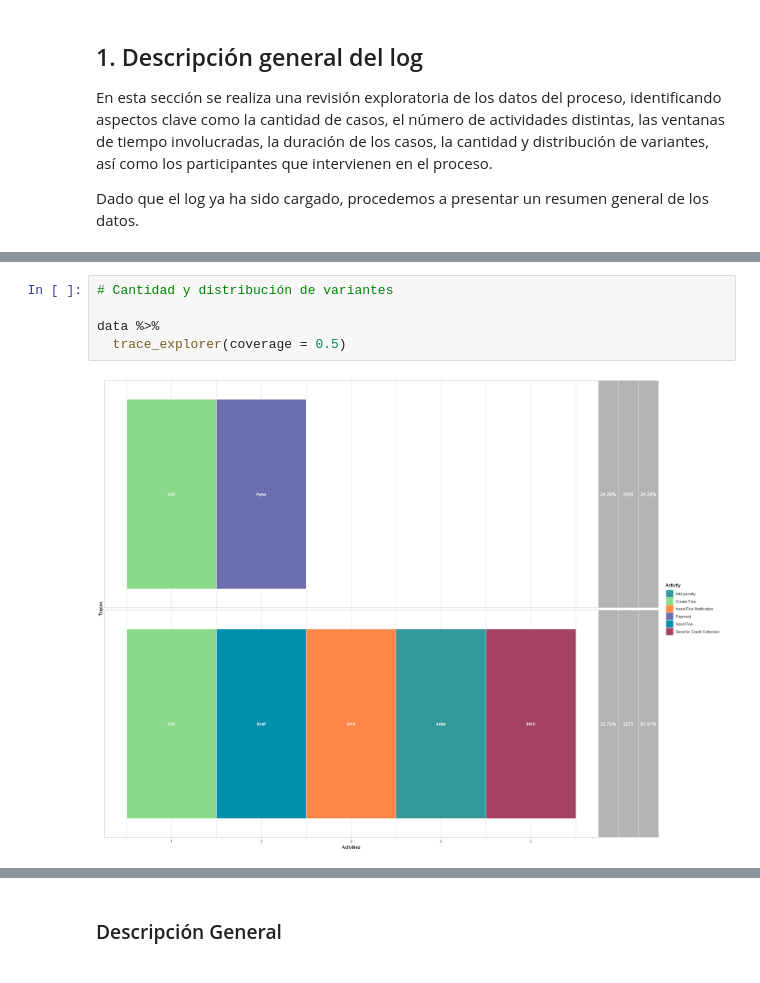
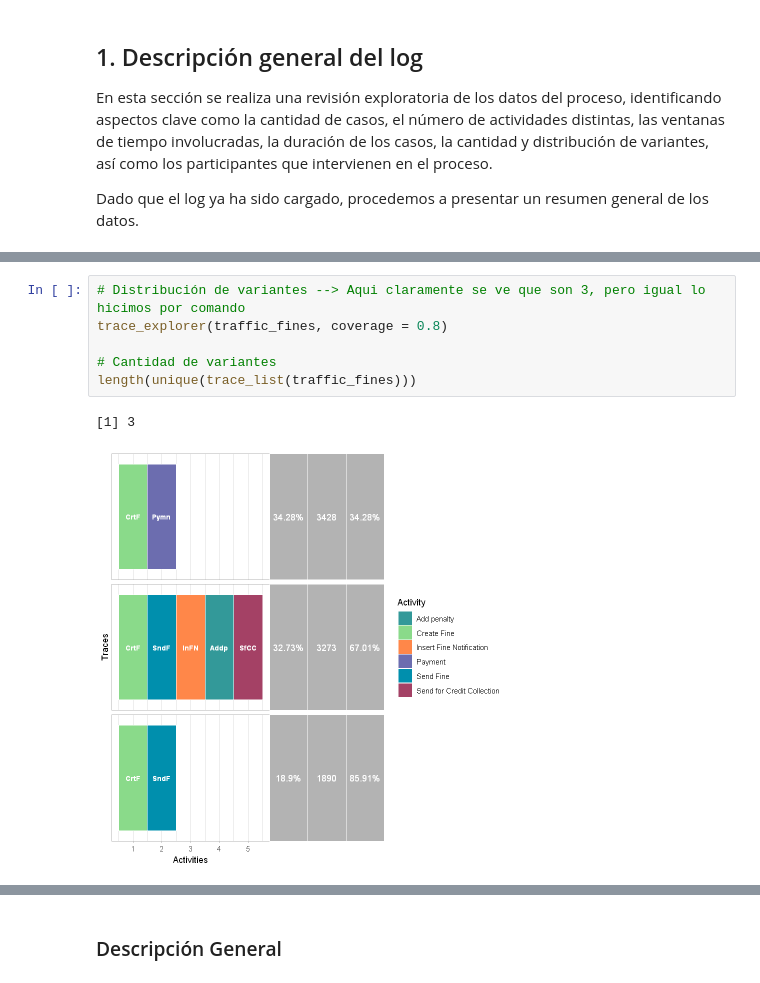
Before and after one commit to fcordovav/Tarea_INFO286_2025_I, a Jupyter notebook: main.ipynb, the cells around one changed output, grey strips where cells are left out. Saved outputs shown, nothing was run; the diff lists cells and outputs as text.

```diff
--- a/main.ipynb
+++ b/main.ipynb
@@ -102,8 +117,10 @@ A tibble: 11 × 1
 # %%
-# Cantidad y distribución de variantes
+# Distribución de variantes --> Aqui claramente se ve que son 3, pero igual lo hicimos por comando
+trace_explorer(traffic_fines, coverage = 0.8)
 
-data %>%
-  trace_explorer(coverage = 0.5)
+# Cantidad de variantes
+length(unique(trace_list(traffic_fines)))
 # %% [output]
+[1] 3
-[figure, old version]
+[figure, new version]
 # %%
```
Also changed, not shown: parts of 14 cells of this notebook.
